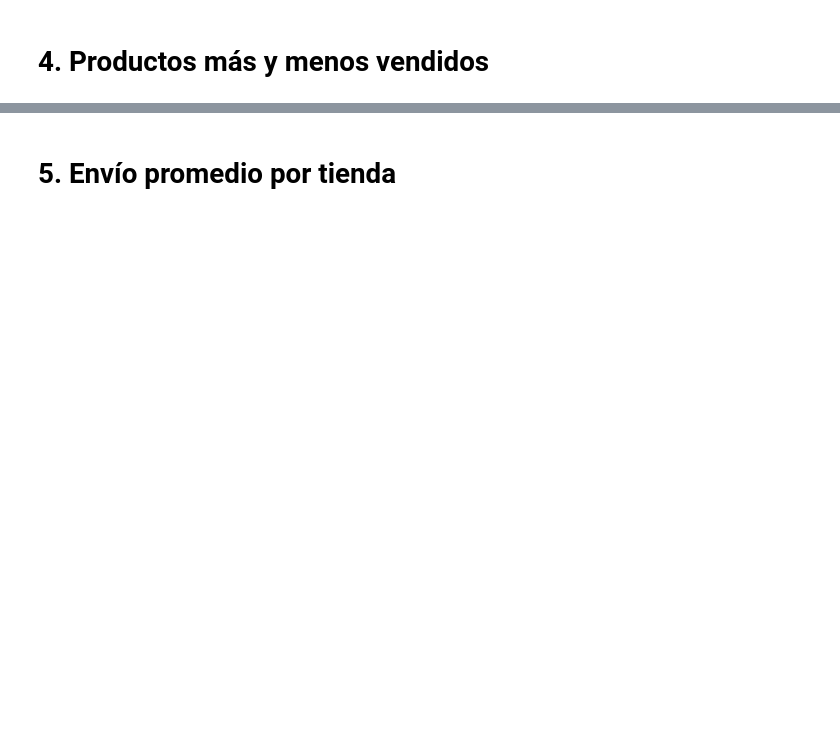
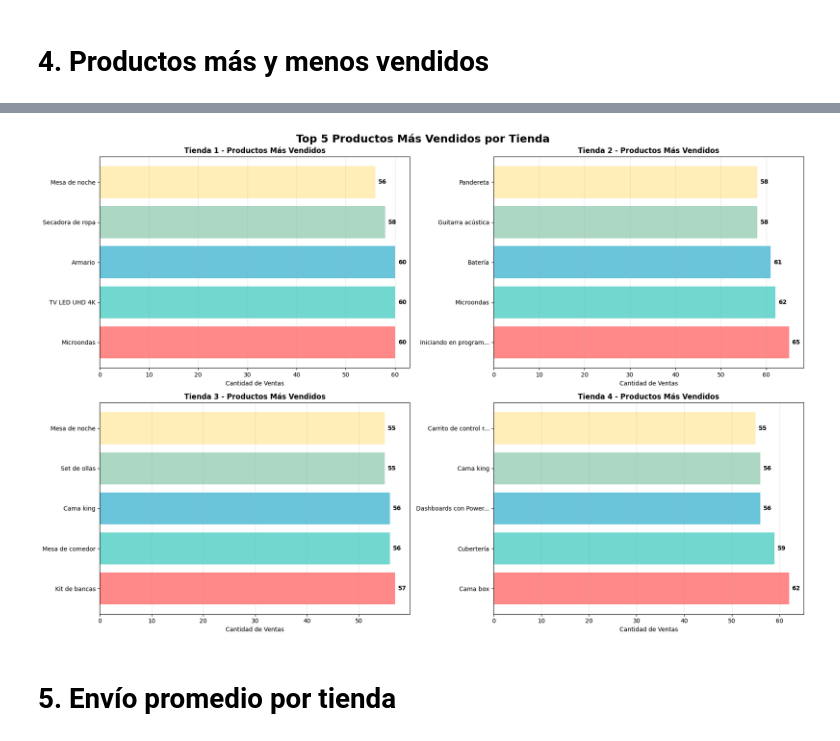
Before and after one commit to JAG-91/Practicando-Python-para-Data-Science-Challenge-Alura-Store, a Jupyter notebook: AluraStoreLatam.ipynb, the cells around one changed output, grey strips where cells are left out. Cells and saved outputs as stored; diff of their text form; code cells hidden in the pictures; blank space fills up the shorter version.

```diff
--- a/AluraStoreLatam.ipynb
+++ b/AluraStoreLatam.ipynb
@@ -568,2 +265,62 @@ Productos menos vendidos (por cantidad de ventas):
+# %%
+# Buscar la columna de productos
+producto_col = None
+for col in tienda1.columns:
+    if any(keyword in col.lower() for keyword in ['producto', 'nombre', 'item', 'articulo', 'artículo']):
+        producto_col = col
+        break
+
+# Si no encontramos columna de producto, usar la primera columna
+if producto_col is None:
+    producto_col = tienda1.columns[0]
+
+
+# Contar productos vendidos por tienda
+productos_tienda1 = tienda1[producto_col].value_counts()
+productos_tienda2 = tienda2[producto_col].value_counts()
+productos_tienda3 = tienda3[producto_col].value_counts()
+productos_tienda4 = tienda4[producto_col].value_counts()
+
+# Obtener top 5 productos más vendidos por tienda
+top5_tienda1 = productos_tienda1.head(5)
+top5_tienda2 = productos_tienda2.head(5)
+top5_tienda3 = productos_tienda3.head(5)
+top5_tienda4 = productos_tienda4.head(5)
+
+# Crear gráfico de barras agrupadas para productos más vendidos
+
+
+# Preparar datos para el gráfico
+tiendas = ['Tienda 1', 'Tienda 2', 'Tienda 3', 'Tienda 4']
+colores = ['#FF6B6B', '#4ECDC4', '#45B7D1', '#96CEB4', '#FFEAA7']
+
+# Crear subplots para cada tienda
+fig, axes = plt.subplots(2, 2, figsize=(18, 12))
+fig.suptitle('Top 5 Productos Más Vendidos por Tienda', fontsize=18, fontweight='bold')
+
+# Graficar para cada tienda
+tiendas_data = [top5_tienda1, top5_tienda2, top5_tienda3, top5_tienda4]
+tiendas_nombres = ['Tienda 1', 'Tienda 2', 'Tienda 3', 'Tienda 4']
+
+for i, (ax, data, nombre) in enumerate(zip(axes.flat, tiendas_data, tiendas_nombres)):
+    if len(data) > 0:
+        bars = ax.barh(range(len(data)), data.values, color=colores[:len(data)], alpha=0.8)
+        ax.set_yticks(range(len(data)))
+        ax.set_yticklabels([str(x)[:20] + '...' if len(str(x)) > 20 else str(x) for x in data.index])
+        ax.set_xlabel('Cantidad de Ventas')
+        ax.set_title(f'{nombre} - Productos Más Vendidos', fontweight='bold')
+        ax.grid(axis='x', alpha=0.3)
+
+        # Añadir valores en las barras
+        for j, (bar, value) in enumerate(zip(bars, data.values)):
+            ax.text(bar.get_width() + max(data.values)*0.01, bar.get_y() + bar.get_height()/2,
+                   str(value), ha='left', va='center', fontweight='bold')
+    else:
+        ax.text(0.5, 0.5, 'No hay datos', transform=ax.transAxes, ha='center', va='center')
+
+plt.tight_layout()
+plt.show()
+# %% [output]
+[figure, added]
 # %% [markdown]
 # 5. Envío promedio por tienda
```
Also changed, not shown: parts of 14 cells of this notebook.
